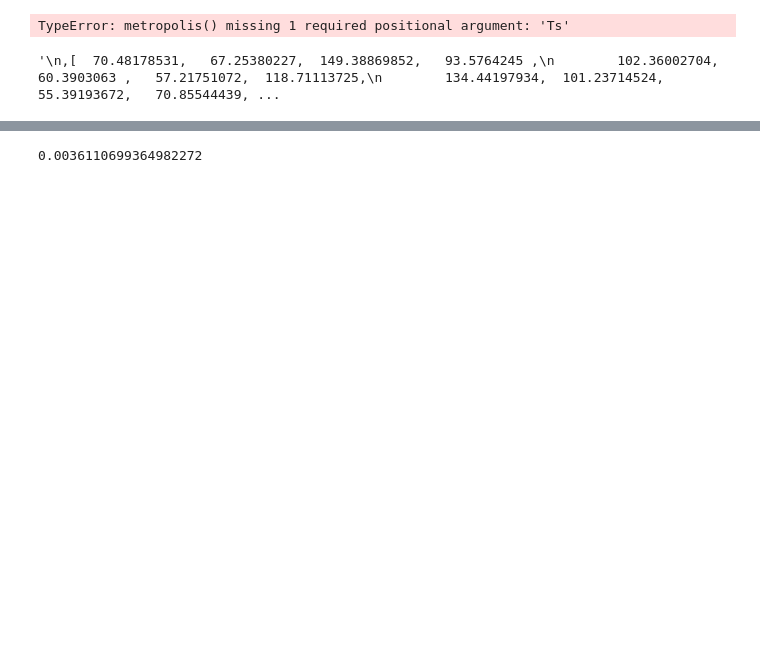
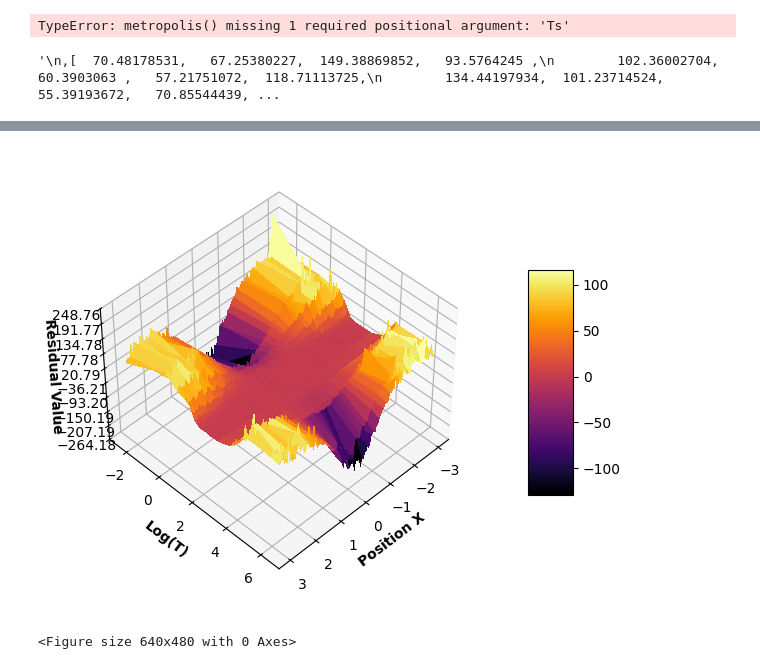
Before and after one commit to Wildeofthewest1/ProjectRepo, a Jupyter notebook: FeynmanPathIntegralJUPYTER.ipynb, the cells around one changed output, grey strips where cells are left out. Drawn from its saved outputs; the diff is of its cells as text; code cells hidden in the pictures; blank space fills up the shorter version.

```diff
--- a/FeynmanPathIntegralJUPYTER.ipynb
+++ b/FeynmanPathIntegralJUPYTER.ipynb
@@ -4923,33 +4963,34 @@ array([-6.52490265, -5.29525266, -1.3212502 , -2.83555357, -0.64943324,
 # %%
 #surface plot of residuals for different T
 Ts = np.array([0.09,1,2,3,4,5,6,7,8,9,14,20,40,80,90,400,600])#,900])
 Ts2 = np.array([1,2,14,50])
 #normresarray = [normres,]
 #for i in range(len(Ts)):
 #    normresarray.append(normres)
 
 
-X = np.arange(xi,0.05-xi,0.05)#xs
+X = np.arange(xi,dx-xi,dx)#xs
 Y = Ts
 Z = np.array(normreslist)
 
 az = 45
 inc = 45
 
 poww = []
 for i in normreslist:
     poww.append(np.mean(i))
 
 #plt.plot(Ts,poww)
 
-#threedplot(-X,np.log(Y),Z,az,inc,"Position X","Log(T)","Residual Value","inferno")
+threedplot(-X,np.log(Y),Z,az,inc,"Position X","Log(T)","Residual Value","inferno")
 
-X = np.arange(0,N,1)#N
-Y = xs
-Z = np.average(array1,axis = 1)
+#X = np.arange(0,N,1)#N
+#Y = xs
+#Z = np.average(array1,axis = 1)
 
-print(np.average(Z))#Should be 0
+#print(np.average(Z))#Should be 0
 
 #threedplot(X,Y,np.abs(Z),az,inc,"N Lattice steps","Path Origin","Path position","inferno")
 # %% [output]
+[figure, added]
-0.0036110699364982272
+<Figure size 640x480 with 0 Axes>
```
Also changed, not shown: parts of 11 cells of this notebook.
